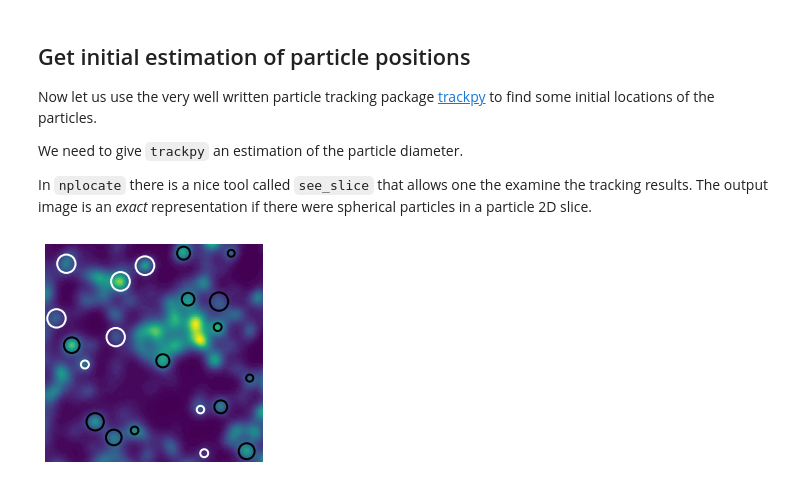
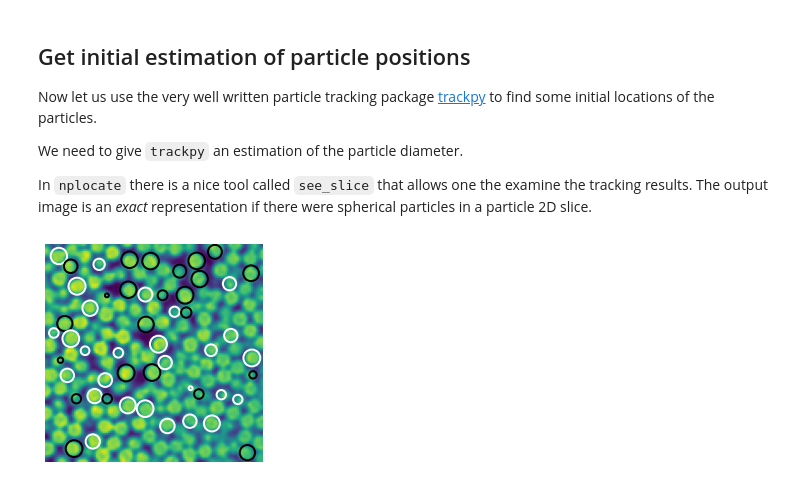
Before and after one commit to yangyushi/nplocate, a Jupyter notebook: example/demo.ipynb, the cells around one changed output. Drawn from its saved outputs; the diff is of its cells as text; code cells hidden in the pictures.

```diff
--- a/example/demo.ipynb
+++ b/example/demo.ipynb
@@ -1,10 +1,13 @@
 # %%
-!pip install trackpy >/dev/null
-!pip install nplocate >/dev/null
 import numpy as np
 import trackpy as tp
 import nplocate as nl
+from scipy import ndimage
 import matplotlib.pyplot as plt
+import matplotlib as mpl
+mpl.rcParams['font.family'] = 'sans-serif'
+mpl.rcParams['font.sans-serif'] = 'Arial'
+mpl.rcParams['font.size'] = 18
 # %% [markdown]
 # How to use nplocate
 
@@ -18,5 +21,8 @@ The image is from highly distorted along the z-axis
 # %%
-img = np.load('image.npy')
+img = np.load('data.npy')
+img = nl.fix_intensity(img)
+img = ndimage.gaussian_filter(img, 1) # apply Gaussian filter to remove noise
+
 plt.subplot(121).imshow(img[:, :, 50].T)
 plt.title('XY-slice')
 plt.axis('off')
@@ -35,11 +41,13 @@ We need to give `trackpy` an estimation of the particle diameter.
 
 In `nplocate` there is a nice tool called `see_slice` that allows one the examine the tracking results. The output image is an *exact* representation if there were spherical particles in a particle 2D slice.
 # %%
-diameter = 11
+diameter = 9
 xyz = tp.locate(img, diameter=diameter)
+
+# convert trackpy output to a numpy array, shape (n, 3)
 xyz = np.array(xyz)[:, :3]
-xyz_tp = xyz.copy()  # store the result to compare with the refined results
 
-nl.see_slice(img, xyz, s=50, radius=5.5, axis=2, sizes=(4, 4))
+# preview the reuslt
+nl.see_slice(img, xyz, s=20, radius=5, axis=2, sizes=(4, 4))
 # %% [output]
-[figure, old version]
+[figure, new version]
```
Also changed, not shown: parts of 26 cells of this notebook, 1 other file.
